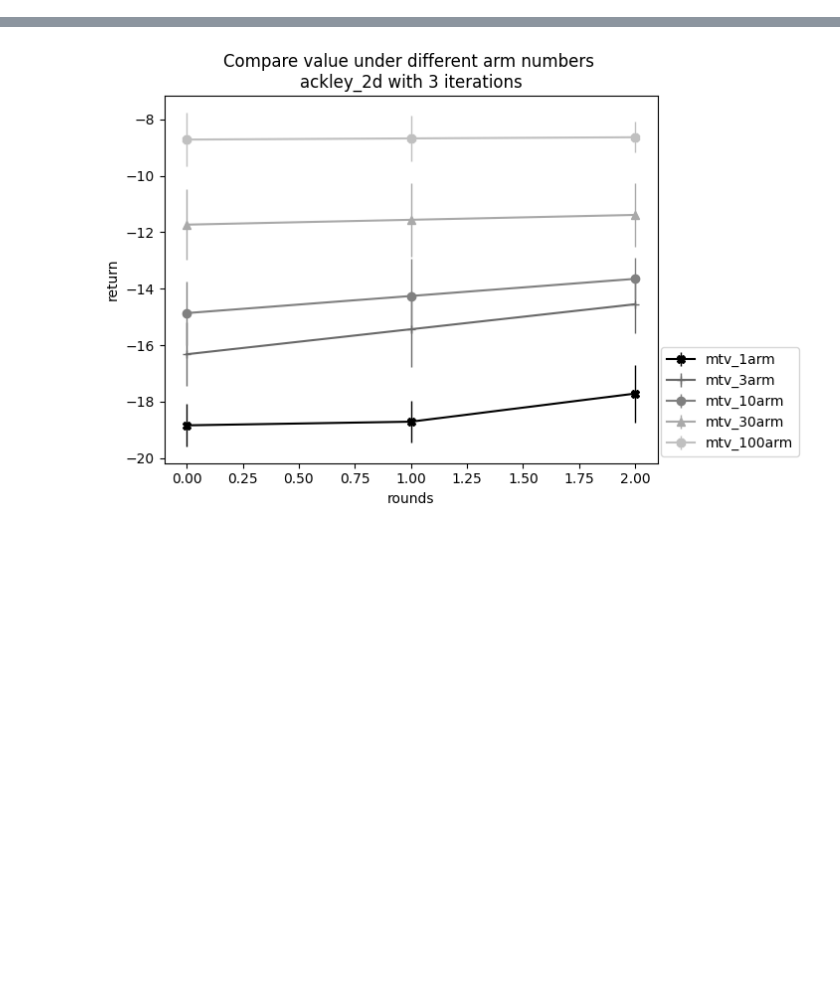
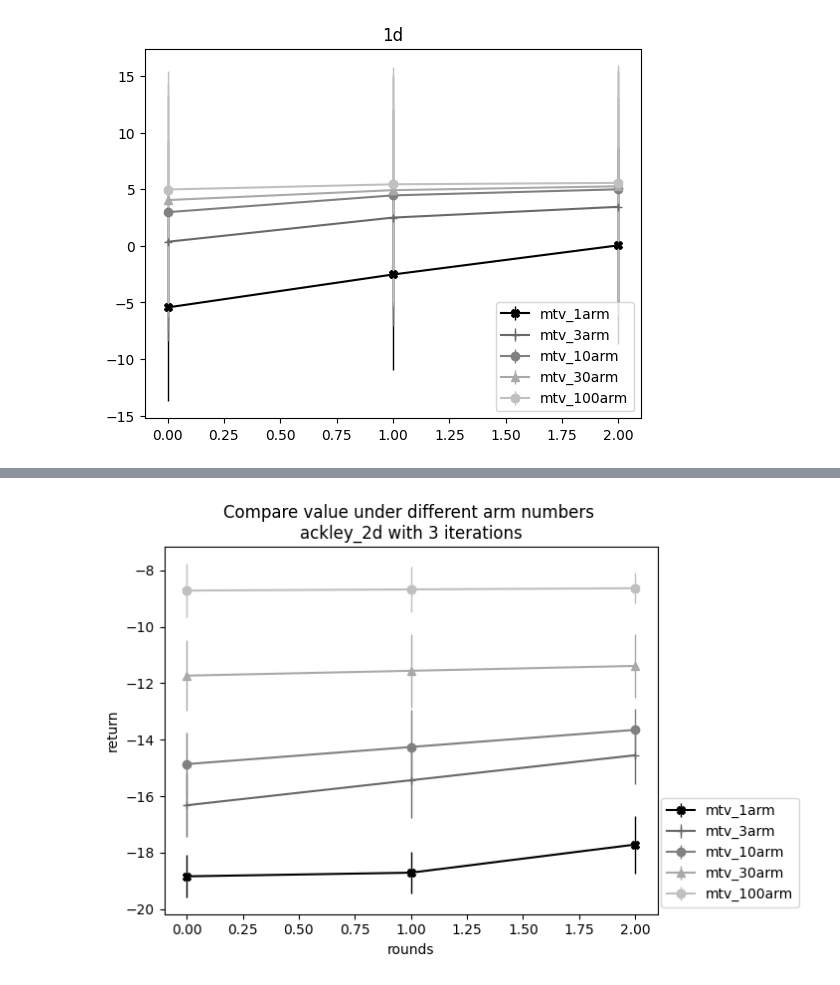
Before and after one commit to yubo-research/yubo, a Jupyter notebook: Untitled.ipynb, the cells around one changed output, grey strips where cells are left out. Saved outputs shown, nothing was run; the diff lists cells and outputs as text; code cells hidden in the pictures; blank space fills up the shorter version.

```diff
--- a/Untitled.ipynb
+++ b/Untitled.ipynb
@@ -27,0 +117,4 @@ Finish
+# %%
+plotbench(1)
+# %% [output]
+[figure, added]
```
Also changed, not shown: parts of 8 cells of this notebook.
